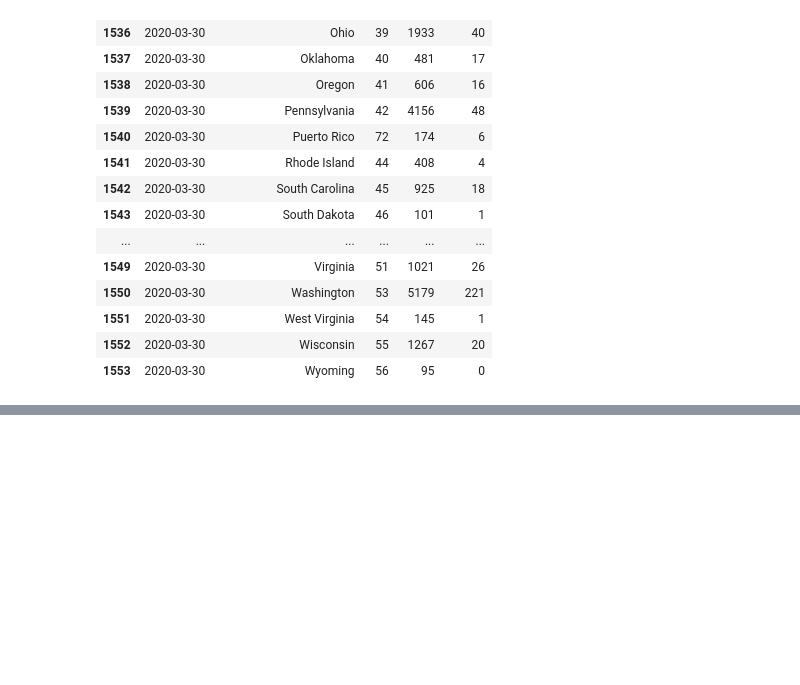
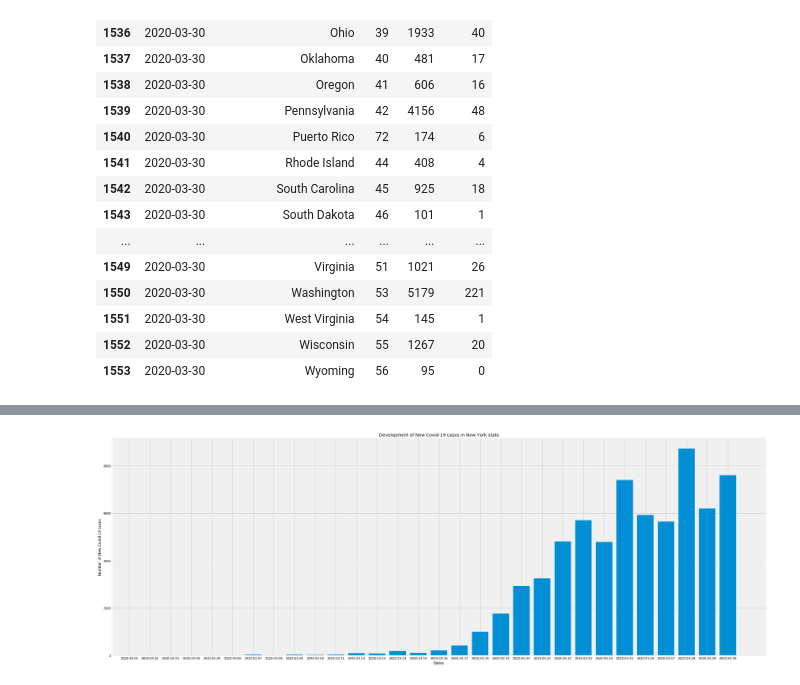
Before and after one commit to yhpf/nyt_covid-19, a Jupyter notebook: NYT_Covid-19.ipynb, the cells around one changed output, grey strips where cells are left out. Cells and saved outputs as stored; diff of their text form; code cells hidden in the pictures; blank space fills up the shorter version.

```diff
--- a/NYT_Covid-19.ipynb
+++ b/NYT_Covid-19.ipynb
@@ -165,0 +199,4 @@ It looks like the data shows cases for a specifik data. Not number of new cases
+# %%
+# Development for new Covid-19 cases in New York state
+new_york.loc[:,'new cases'] = new_york['cases'].diff()
+new_york
@@ -165,0 +231,13 @@ It looks like the data shows cases for a specifik data. Not number of new cases
+# %%
+# Viz - Development for new Covid-19 cases in New York state
+fig = plt.figure(figsize=(30,10))
+ax = fig.add_axes([0,0,1,1])
+date = new_york['date']
+cases = new_york['new cases']
+ax.bar(date,cases)
+ax.set_ylabel('Number of New Covid-19 cases')
+ax.set_xlabel('Dates')
+ax.set_title('Development of New Covid-19 cases in New York state')
+plt.show()
+# %% [output]
+[figure, added]
```
Also changed, not shown: parts of 7 cells of this notebook.
